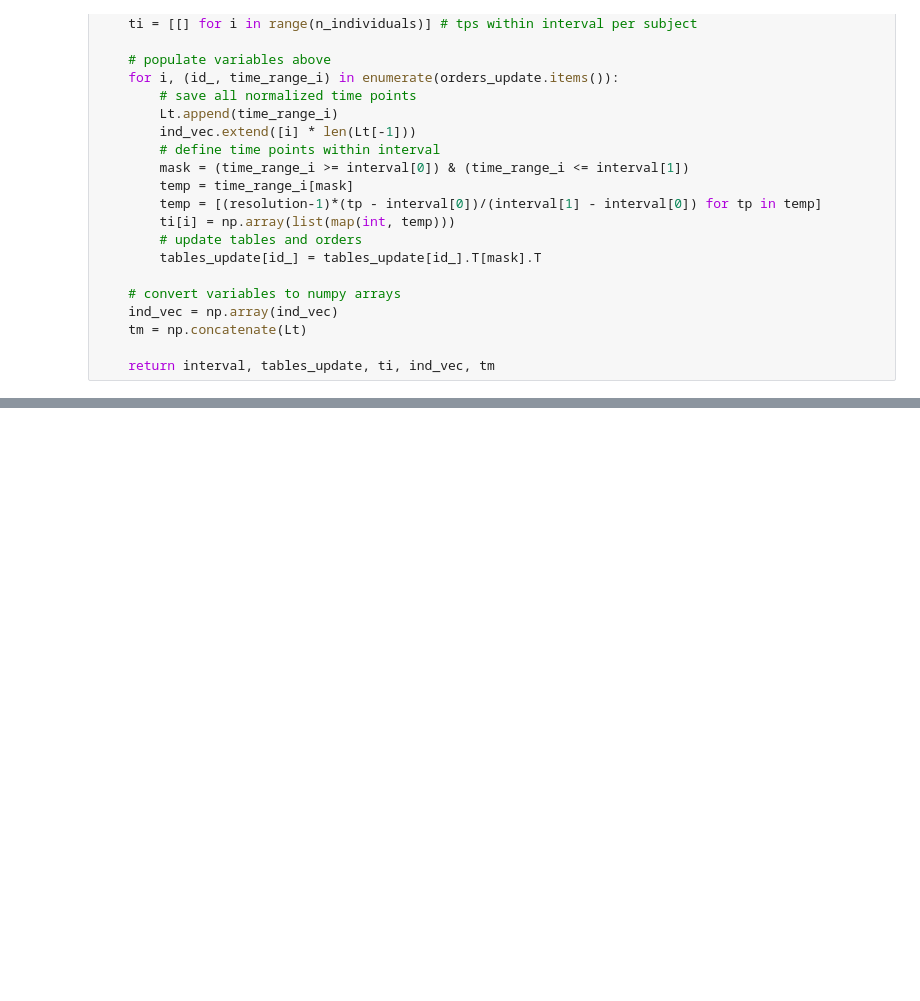
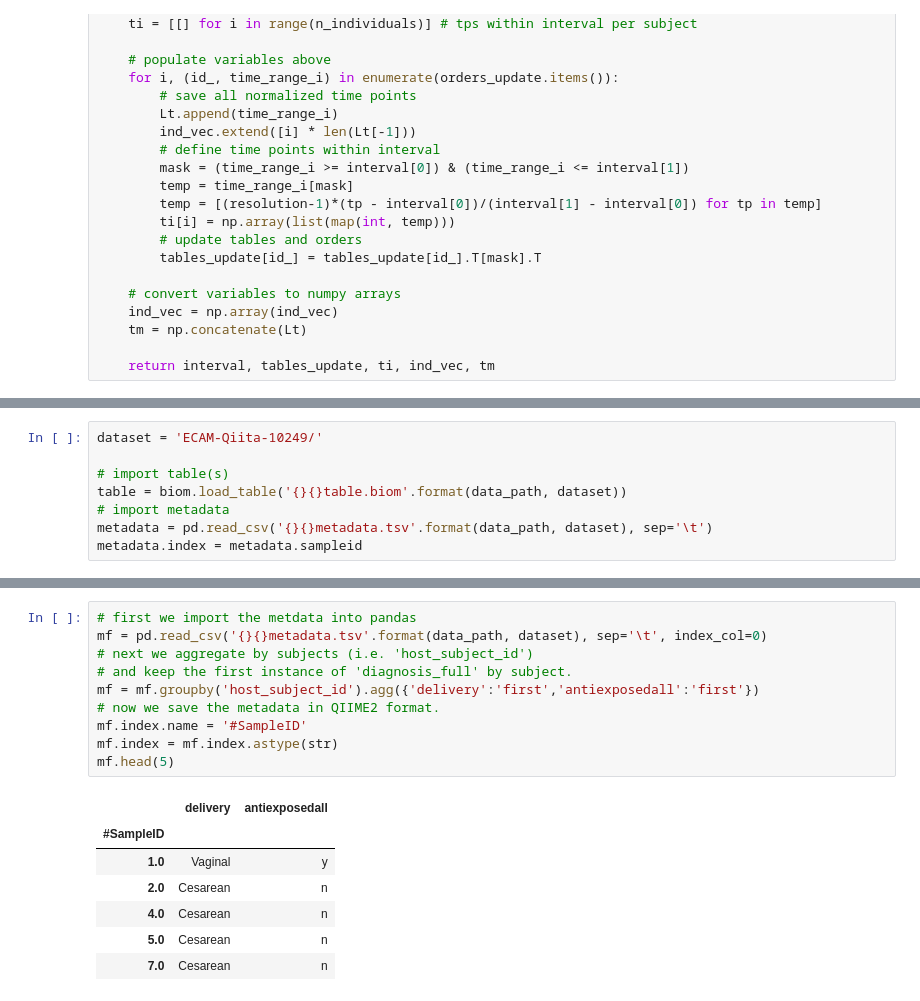
Before and after one commit to Biacordazzo/bia_gemelli, a Jupyter notebook: gemelli/joint_ctf.ipynb, the cells around one changed output, grey strips where cells are left out. Saved outputs shown, nothing was run; the diff lists cells and outputs as text; blank space fills up the shorter version.

```diff
--- a/gemelli/joint_ctf.ipynb
+++ b/gemelli/joint_ctf.ipynb
@@ -1309,0 +1325,8 @@ display(time_return.head(3))
+# %%
+dataset = 'ECAM-Qiita-10249/'
+
+# import table(s)
+table = biom.load_table('{}{}table.biom'.format(data_path, dataset))
+# import metadata
+metadata = pd.read_csv('{}{}metadata.tsv'.format(data_path, dataset), sep='\t')
+metadata.index = metadata.sampleid
@@ -1309,0 +1415,18 @@ display(time_return.head(3))
+# %%
+# first we import the metdata into pandas
+mf = pd.read_csv('{}{}metadata.tsv'.format(data_path, dataset), sep='\t', index_col=0)
+# next we aggregate by subjects (i.e. 'host_subject_id')
+# and keep the first instance of 'diagnosis_full' by subject.
+mf = mf.groupby('host_subject_id').agg({'delivery':'first','antiexposedall':'first'})
+# now we save the metadata in QIIME2 format.
+mf.index.name = '#SampleID'
+mf.index = mf.index.astype(str)
+mf.head(5)
+# %% [output]
+|  | delivery | antiexposedall |
+| #SampleID |  |  |
+| 1.0 | Vaginal | y |
+| 2.0 | Cesarean | n |
+| 4.0 | Cesarean | n |
+| 5.0 | Cesarean | n |
+| 7.0 | Cesarean | n |
```
Also changed, not shown: parts of 22 cells of this notebook.
